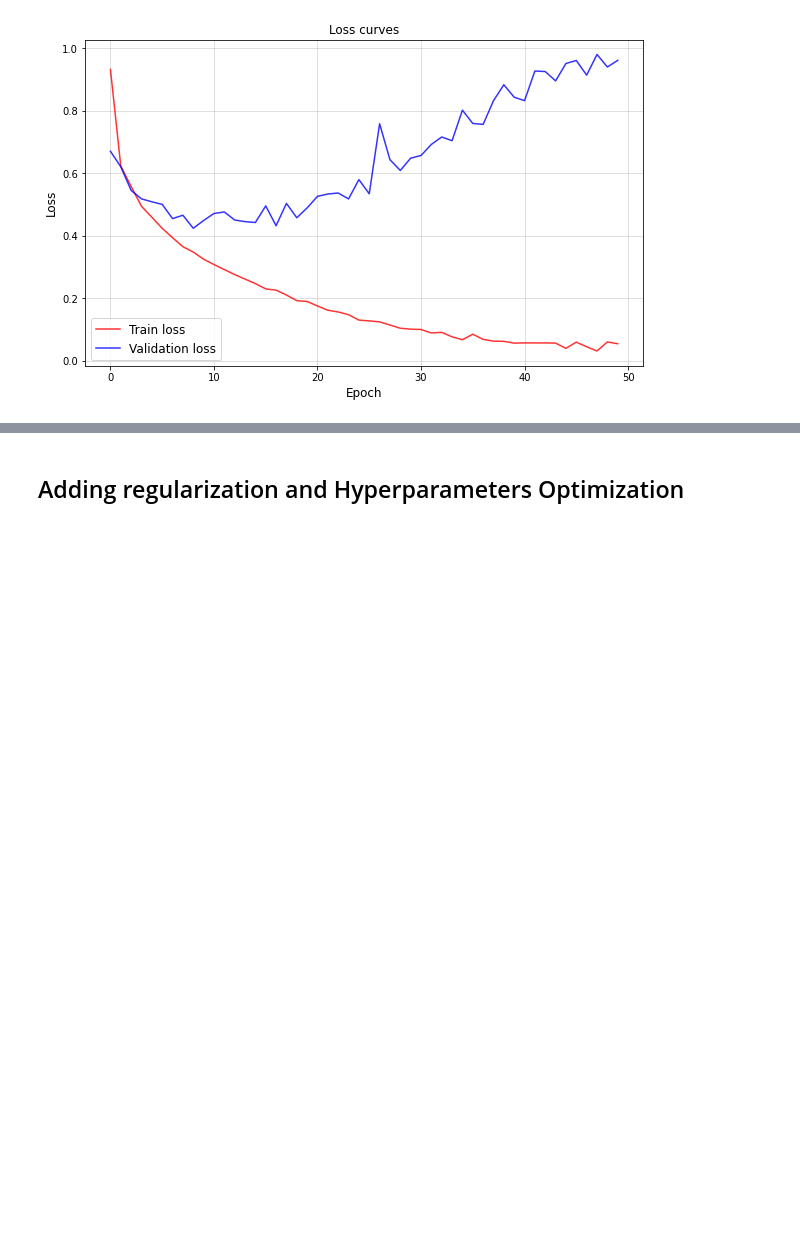
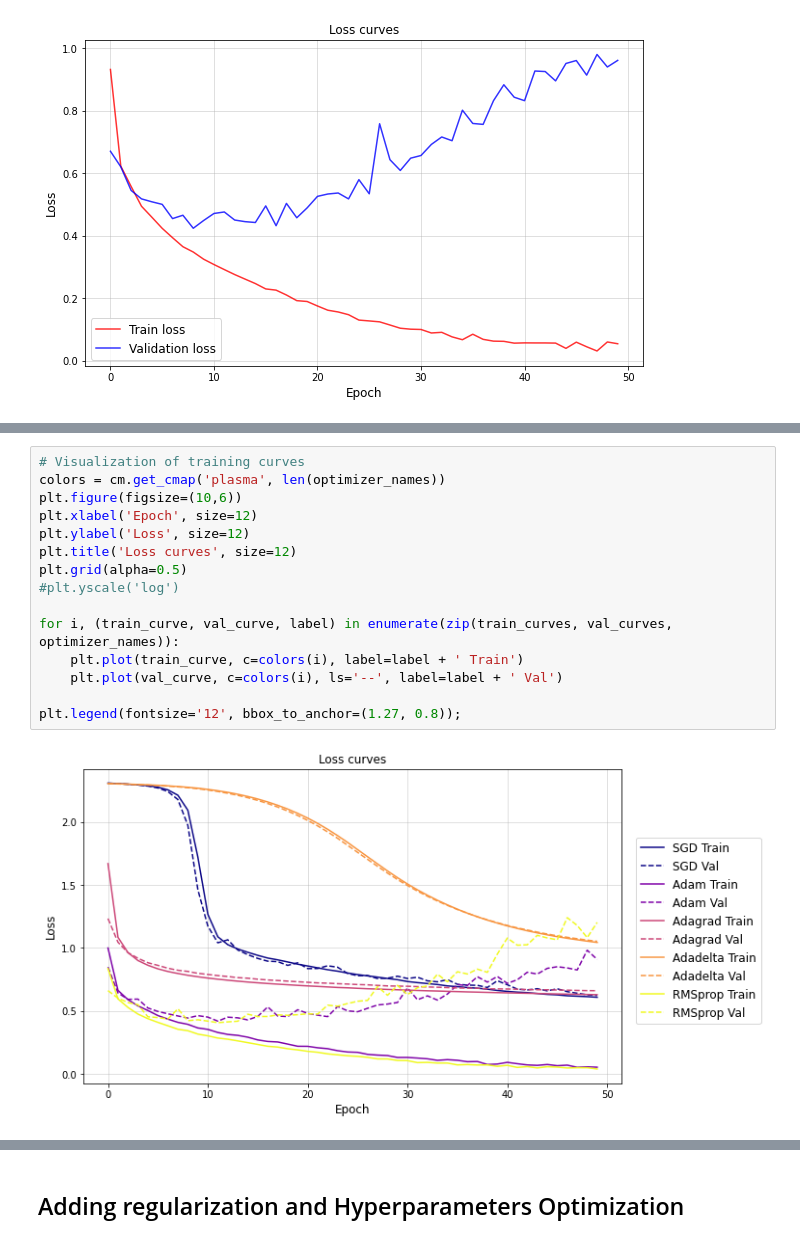
Before and after one commit to rossetl/NNDL, a Jupyter notebook: Homework 1/Classification_task_Rosset_Lorenzo.ipynb, the cells around one changed output, grey strips where cells are left out. Saved outputs shown, nothing was run; the diff lists cells and outputs as text; blank space fills up the shorter version.

```diff
--- a/Homework 1/Classification_task_Rosset_Lorenzo.ipynb
+++ b/Homework 1/Classification_task_Rosset_Lorenzo.ipynb
@@ -208,0 +288,17 @@ Accuracy over the test set: 84.767
+# %%
+# Visualization of training curves
+colors = cm.get_cmap('plasma', len(optimizer_names))
+plt.figure(figsize=(10,6))
+plt.xlabel('Epoch', size=12)
+plt.ylabel('Loss', size=12)
+plt.title('Loss curves', size=12)
+plt.grid(alpha=0.5)
+#plt.yscale('log')
+
+for i, (train_curve, val_curve, label) in enumerate(zip(train_curves, val_curves, optimizer_names)):
+    plt.plot(train_curve, c=colors(i), label=label + ' Train')
+    plt.plot(val_curve, c=colors(i), ls='--', label=label + ' Val')
+
+plt.legend(fontsize='12', bbox_to_anchor=(1.27, 0.8));
+# %% [output]
+[figure, added]
```
Also changed, not shown: parts of 11 cells of this notebook.
